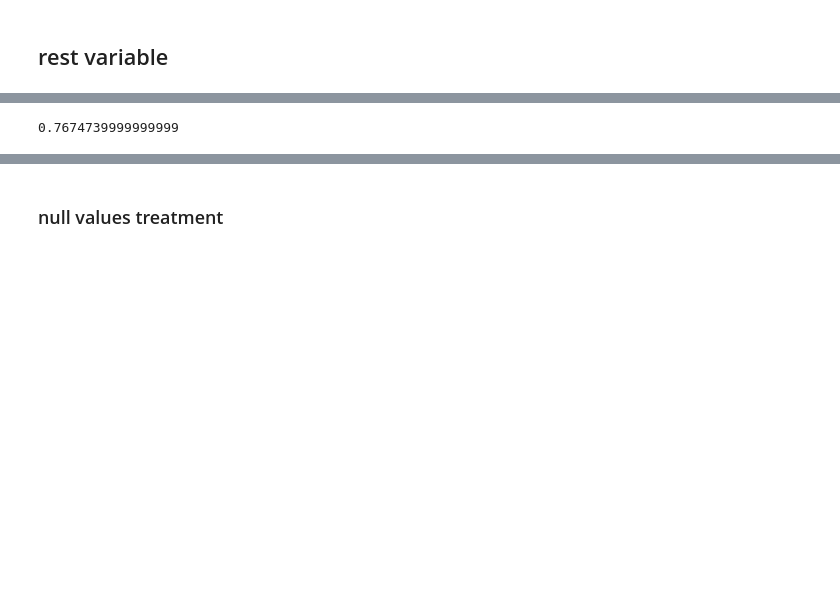
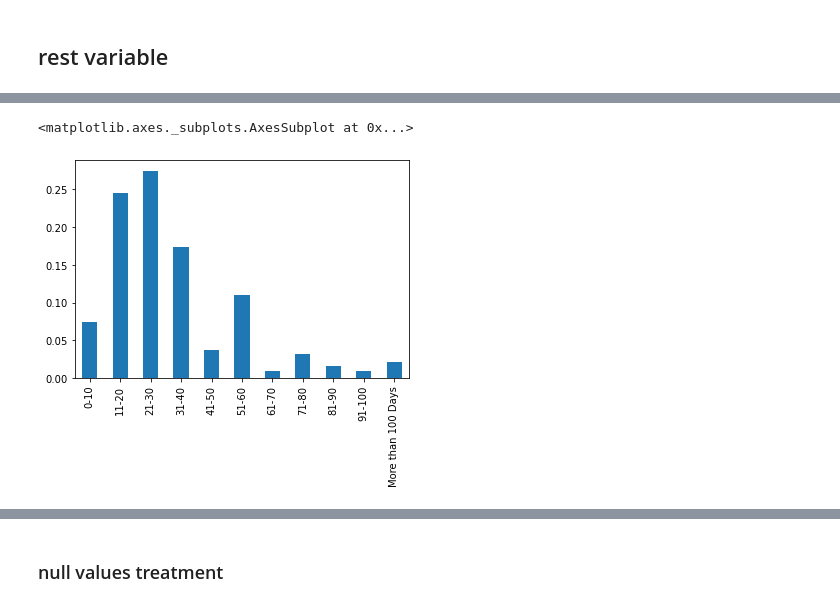
Before and after one commit to vivekmehendiratta/Length-of-Stay-prediction, a Jupyter notebook: EDA.ipynb, the cells around one changed output, grey strips where cells are left out. Saved outputs shown, nothing was run; the diff lists cells and outputs as text; code cells hidden in the pictures; blank space fills up the shorter version.

```diff
--- a/EDA.ipynb
+++ b/EDA.ipynb
@@ -242,7 +245,8 @@ ward_type ['R' 'S' 'Q' 'P' 'T' 'U'] 6
-# %%
-.274751+.245382+.173217+.074124
-# %% [output]
-0.7674739999999999
+# %%
+x.sort_index().plot(kind='bar')
+# %% [output]
+<matplotlib.axes._subplots.AxesSubplot at 0x...>
+[figure, added]
 # %%
 train['stay'].value_counts()/len(train)
 # mean(train['admission_deposit'])
```
Also changed, not shown: parts of 25 cells of this notebook, 4 other files.
